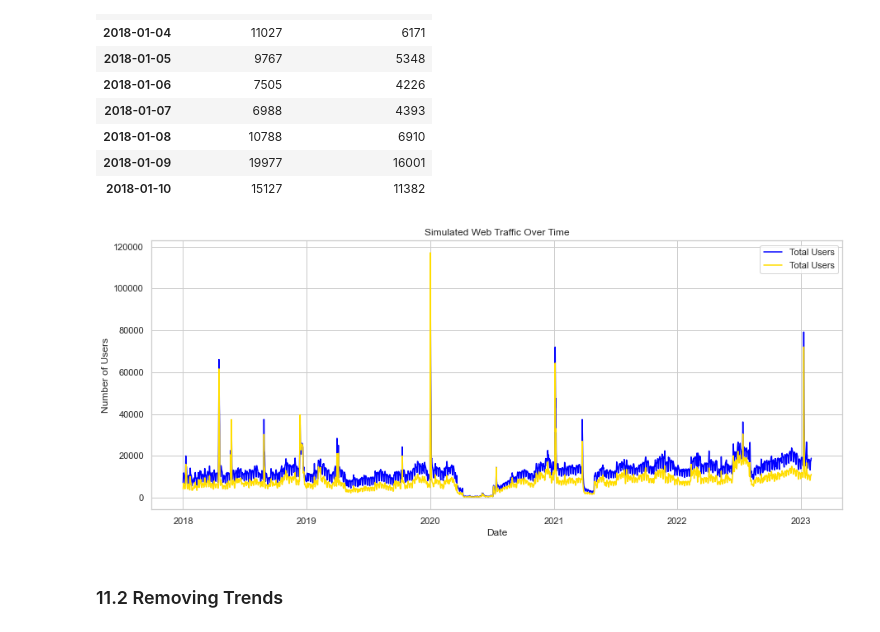
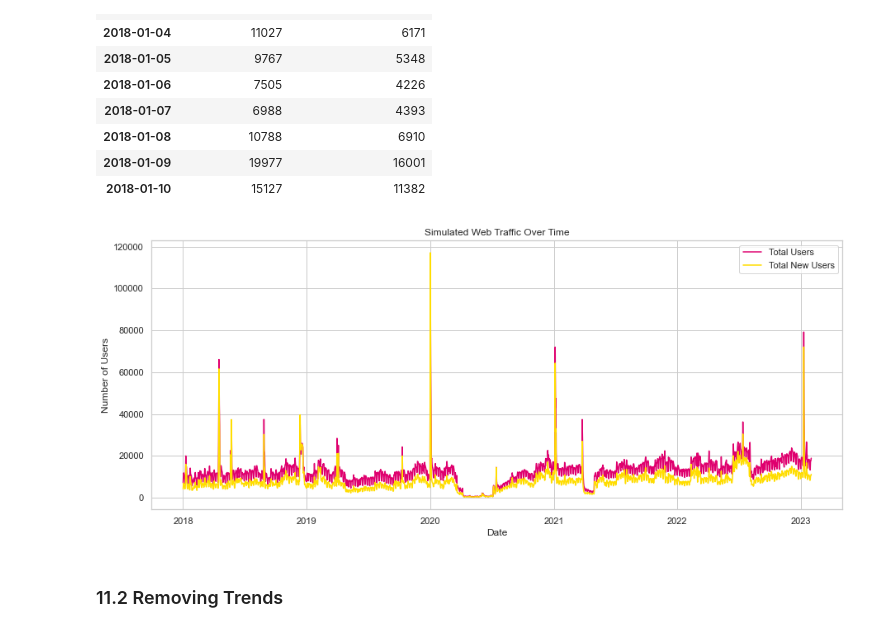
Before and after one commit to Mwenda-Mugambi/Web_Ad_campaign_optimization, a Jupyter notebook: Group_5_Notebook.ipynb, the cells around one changed output. Cells and saved outputs as stored; diff of their text form; code cells hidden in the pictures.

```diff
--- a/Group_5_Notebook.ipynb
+++ b/Group_5_Notebook.ipynb
@@ -731,15 +731,15 @@ df.head(10)
 # %%
 # Visualize the time series data
 plt.figure(figsize=(15, 6))
-plt.plot(df['Simulated_Users'], label='Total Users', color='blue')
-plt.plot(df['Simulated_New_Users'], label='Total Users', color='#ffdd00')
+plt.plot(df['Simulated_Users'], label='Total Users', color='#df006e')
+plt.plot(df['Simulated_New_Users'], label='Total New Users', color='#ffdd00')
 plt.title('Simulated Web Traffic Over Time')
 plt.xlabel('Date')
 plt.ylabel('Number of Users')
 plt.legend()
 plt.show()
 # %% [output]
-[figure, old version]
+[figure, new version]
 # %% [markdown]
 ### 11.2 Removing Trends
 # %%
```
